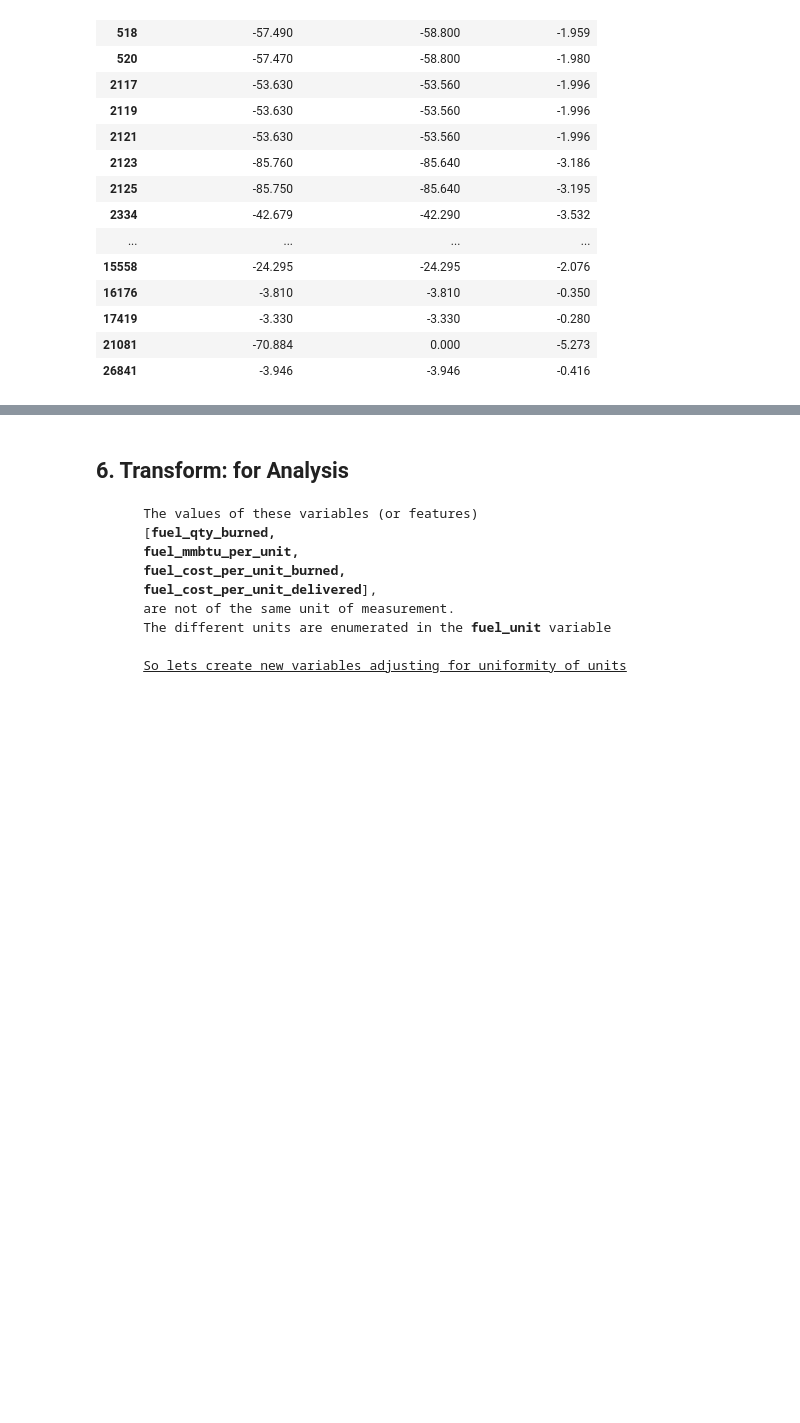
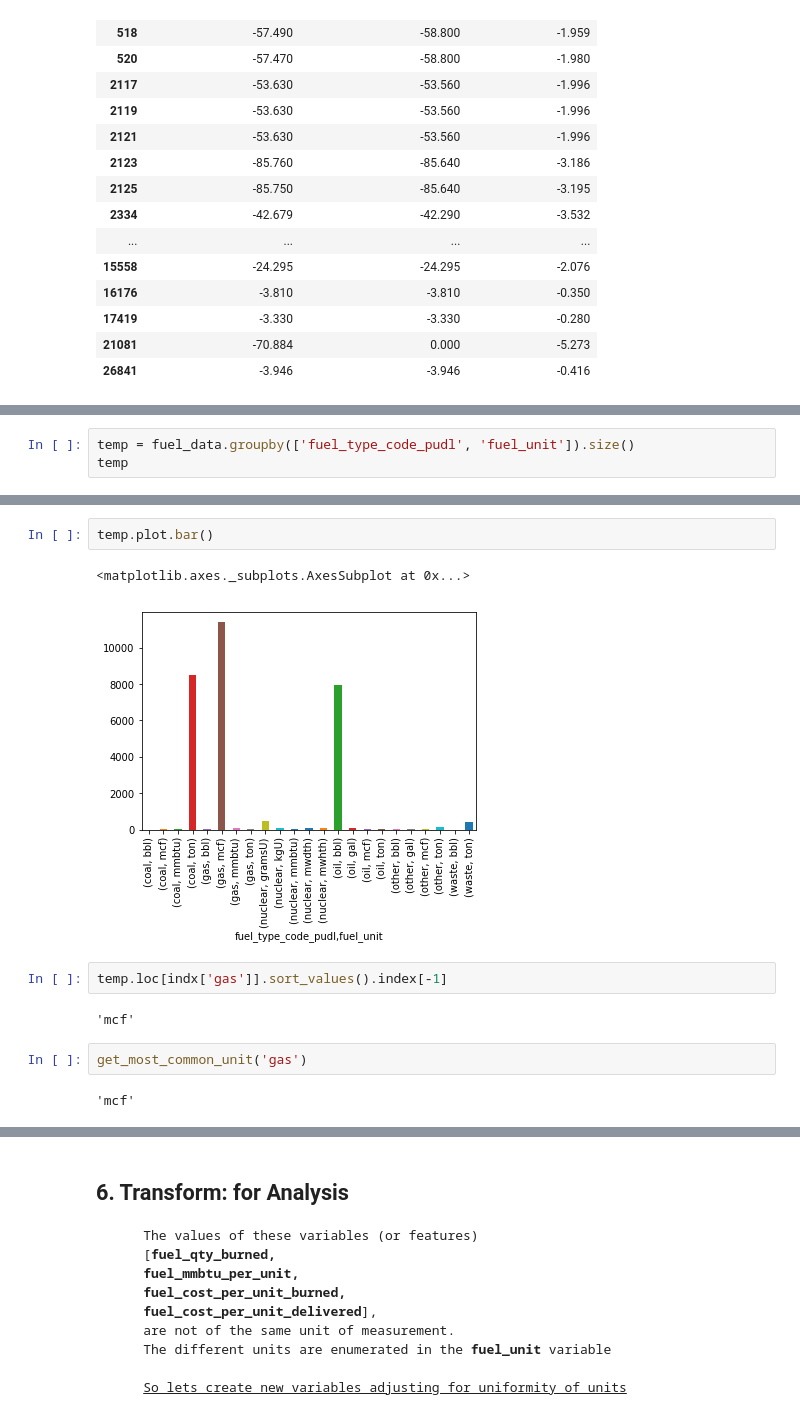
Before and after one commit to dretoabasi/hamoye_ds_internship, a Jupyter notebook: stage_A/FuelQuality_data_EDA.ipynb, the cells around one changed output, grey strips where cells are left out. Saved outputs shown, nothing was run; the diff lists cells and outputs as text; blank space fills up the shorter version.

```diff
--- a/stage_A/FuelQuality_data_EDA.ipynb
+++ b/stage_A/FuelQuality_data_EDA.ipynb
@@ -358,0 +398,3 @@ fuel_data[['fuel_cost_per_unit_burned', 'fuel_cost_per_unit_delivered',
+# %%
+temp = fuel_data.groupby(['fuel_type_code_pudl', 'fuel_unit']).size()
+temp
@@ -358,0 +419,13 @@ fuel_data[['fuel_cost_per_unit_burned', 'fuel_cost_per_unit_delivered',
+# %%
+temp.plot.bar()
+# %% [output]
+<matplotlib.axes._subplots.AxesSubplot at 0x...>
+[figure, added]
+# %%
+temp.loc[indx['gas']].sort_values().index[-1]
+# %% [output]
+'mcf'
+# %%
+get_most_common_unit('gas')
+# %% [output]
+'mcf'
```
Also changed, not shown: parts of 10 cells of this notebook, 5 other files.
